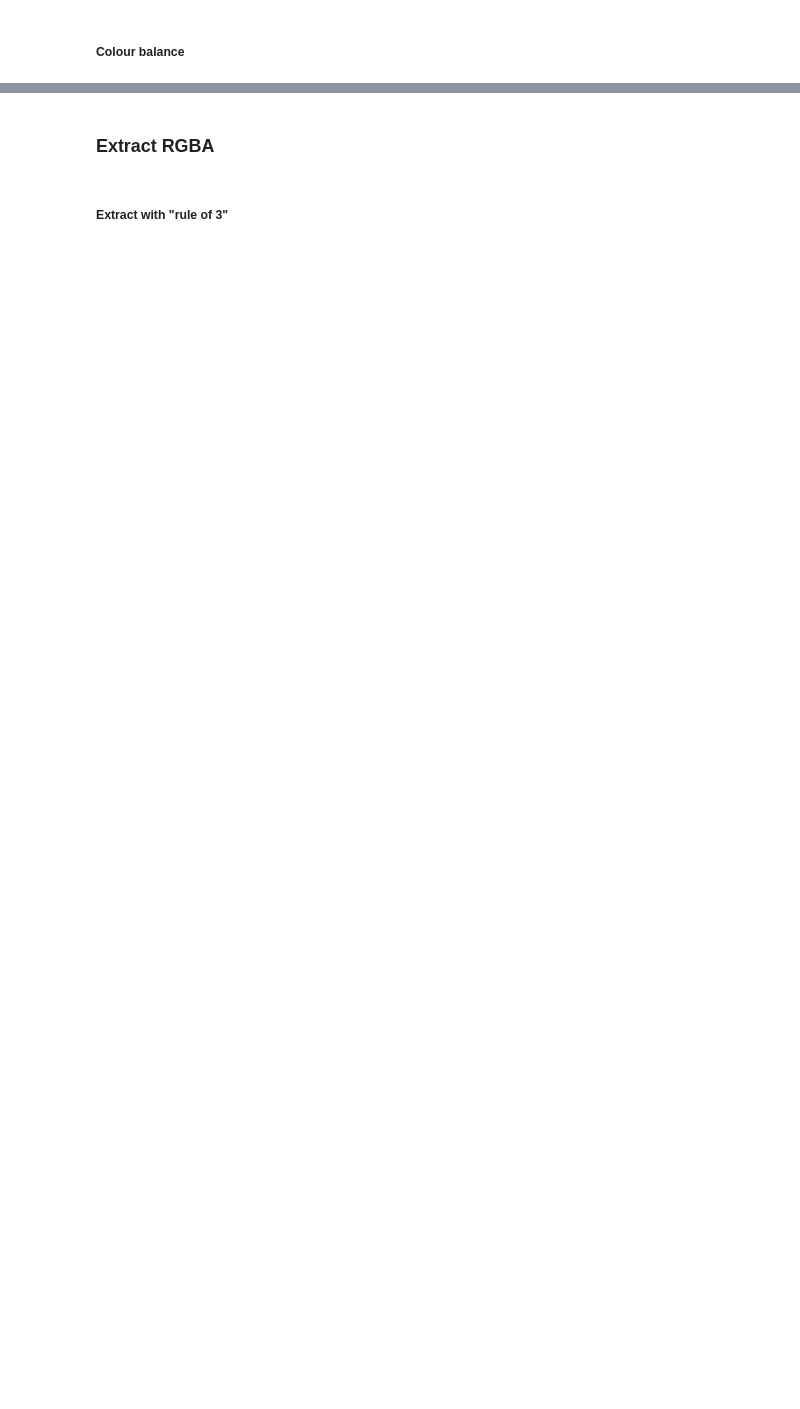
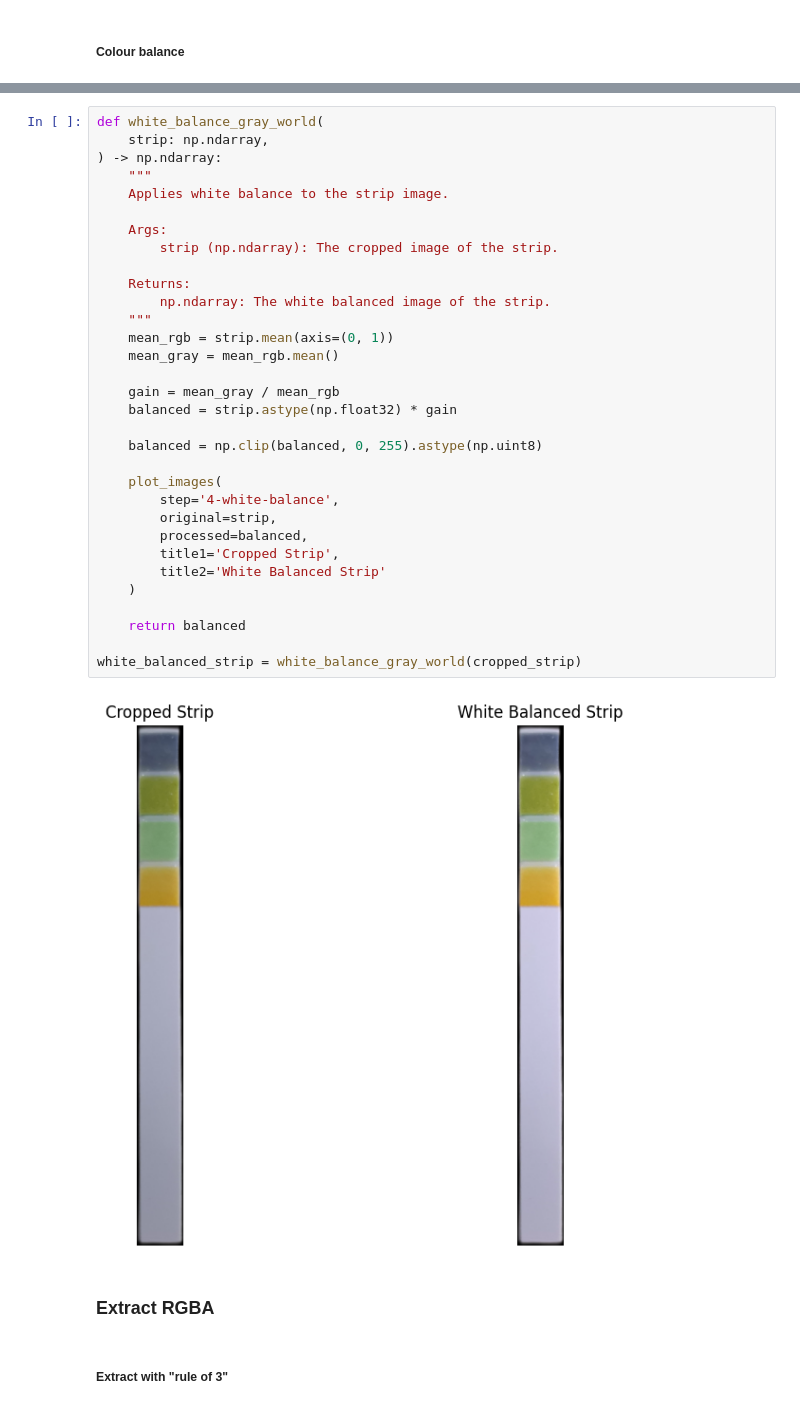
Before and after one commit to phia-organization/phia-notebooks, a Jupyter notebook: phia.ipynb, the cells around one changed output, grey strips where cells are left out. Saved outputs shown, nothing was run; the diff lists cells and outputs as text; blank space fills up the shorter version.

```diff
--- a/phia.ipynb
+++ b/phia.ipynb
@@ -196,3 +315,37 @@ True
+# %%
+def white_balance_gray_world(
+    strip: np.ndarray,
+) -> np.ndarray:
+    """
+    Applies white balance to the strip image.
+
+    Args:
+        strip (np.ndarray): The cropped image of the strip.
+
+    Returns:
+        np.ndarray: The white balanced image of the strip.
+    """
+    mean_rgb = strip.mean(axis=(0, 1))
+    mean_gray = mean_rgb.mean()
+
+    gain = mean_gray / mean_rgb
+    balanced = strip.astype(np.float32) * gain
+
+    balanced = np.clip(balanced, 0, 255).astype(np.uint8)
+
+    plot_images(
+        step='4-white-balance',
+        original=strip,
+        processed=balanced,
+        title1='Cropped Strip',
+        title2='White Balanced Strip'
+    )
+
+    return balanced
+
+white_balanced_strip = white_balance_gray_world(cropped_strip)
+# %% [output]
+[figure, added]
 # %% [markdown]
 ### Extract RGBA
 # %% [markdown]
```
Also changed, not shown: parts of 26 cells of this notebook, 14 other files.
